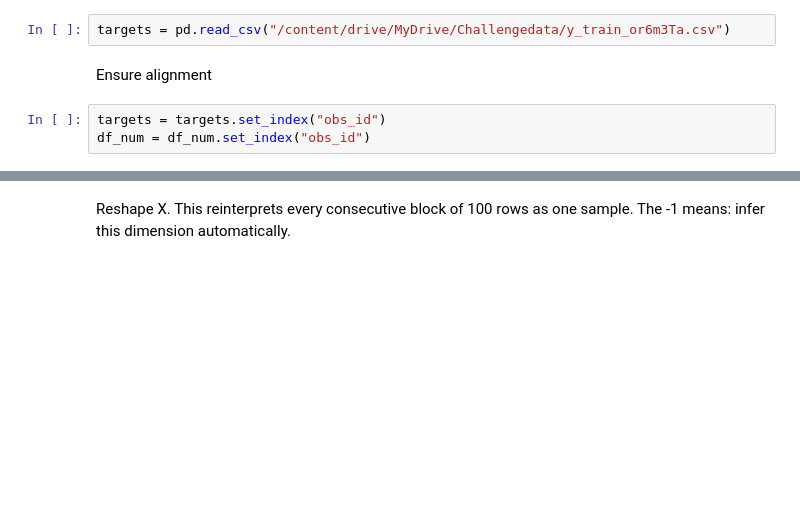
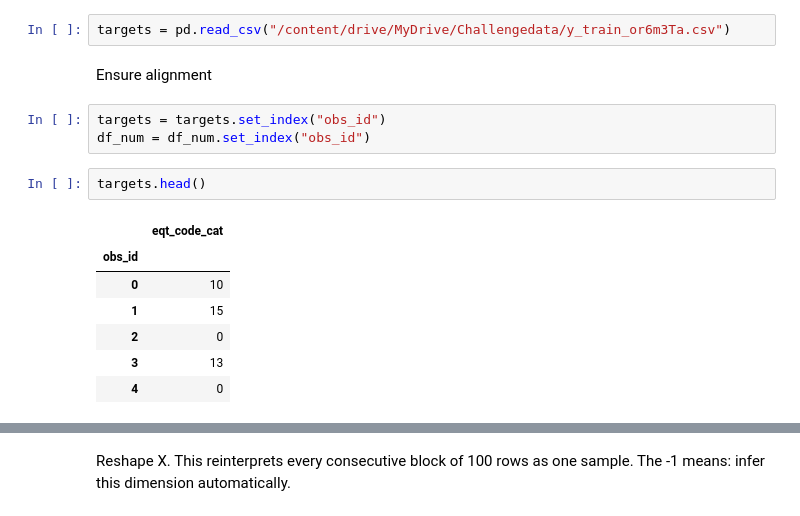
Before and after one commit to lricci03/CFM2024, a Jupyter notebook: CFM2024-new/joint_model.ipynb, the cells around one changed output, grey strips where cells are left out. Drawn from its saved outputs; the diff is of its cells as text; blank space fills up the shorter version.

```diff
--- a/CFM2024-new/joint_model.ipynb
+++ b/CFM2024-new/joint_model.ipynb
@@ -50,3 +59,13 @@ Ensure alignment
 # %%
 targets = targets.set_index("obs_id")
 df_num = df_num.set_index("obs_id")
+# %%
+targets.head()
+# %% [output]
+|  | eqt_code_cat |
+| obs_id |  |
+| 0 | 10 |
+| 1 | 15 |
+| 2 | 0 |
+| 3 | 13 |
+| 4 | 0 |
```
Also changed, not shown: parts of 43 cells of this notebook.
